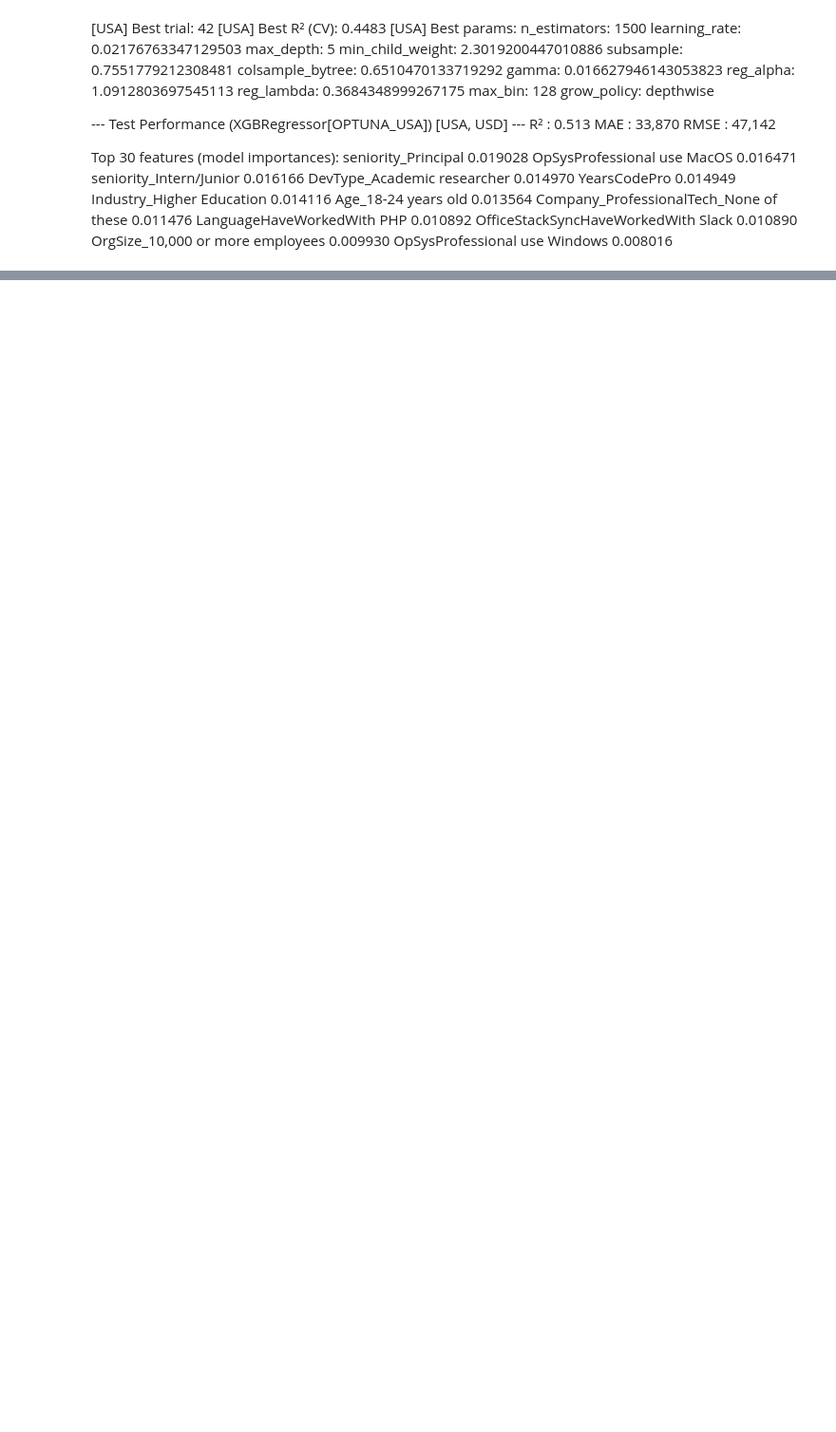
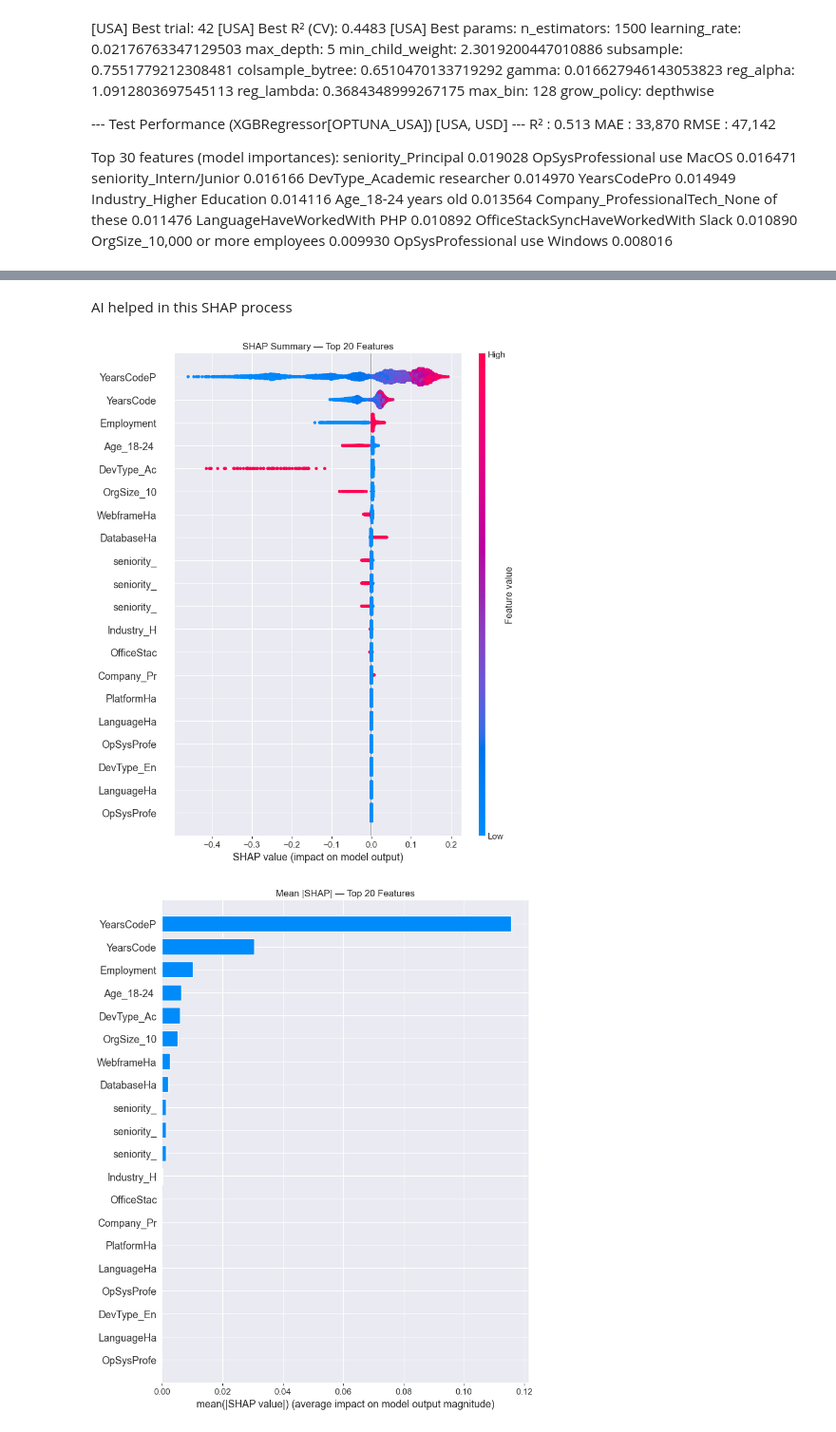
Before and after one commit to krsoy/AAU_Projects, a Jupyter notebook: m1_exam_oral.ipynb, the cells around one changed output, grey strips where cells are left out. Shown at 95% size. Cells and saved outputs as stored; diff of their text form; code cells hidden in the pictures; blank space fills up the shorter version.

```diff
--- a/m1_exam_oral.ipynb
+++ b/m1_exam_oral.ipynb
@@ -1632,0 +1642,63 @@ importance_df.head(30)
+# %% [markdown]
+AI helped in this SHAP process
+# %%
+# --- unwrap trained regressor ---
+pre = final_pipeline.named_steps["preprocessor"]
+model_step = final_pipeline.named_steps["model"]
+reg = getattr(model_step, "regressor_", model_step)   # unwrap TTR if present
+
+# --- transformed design matrix (full width) ---
+X_trans = pre.transform(X)
+try:                      # handle sparse
+    import scipy.sparse as sp
+    if sp.issparse(X_trans):
+        X_trans = X_trans.toarray()
+except Exception:
+    pass
+
+# --- feature names (post-encoding) ---
+num_cols = pre.transformers_[0][2]
+cat_cols = pre.transformers_[1][2]
+ohe = pre.named_transformers_["cat"]
+try:
+    cat_feature_names = ohe.get_feature_names_out(cat_cols).tolist()
+except AttributeError:
+    cat_feature_names = ohe.get_feature_names(cat_cols).tolist()
+feature_names = list(num_cols) + cat_feature_names
+# limit the future_names length
+feature_names = [x[:10] for x in feature_names]
+# --- top-20 by model importance ---
+import numpy as np, pandas as pd, shap, matplotlib.pyplot as plt
+fi = pd.DataFrame({
+    "feature": feature_names,
+    "importance": reg.feature_importances_
+}).sort_values("importance", ascending=False).reset_index(drop=True)
+top20 = fi.head(20)
+top20_idx = [feature_names.index(f) for f in top20["feature"]]
+
+# --- SHAP: explain with full feature width, plot top-20 only ---
+# Use TreeExplainer (or fallback to generic Explainer)
+try:
+    explainer = shap.TreeExplainer(reg)
+except Exception:
+    explainer = shap.Explainer(reg)
+
+sv = explainer(X_trans)   # full-width input that the model was trained on
+
+# normalize to arrays for slicing across SHAP versions
+sv_vals = sv.values if hasattr(sv, "values") else sv
+X_plot = X_trans
+
+sv_top20 = sv_vals[:, top20_idx]
+X_top20  = X_plot[:, top20_idx]
+top20_names = top20["feature"].tolist()
+
+plt.figure(figsize=(10, 6))
+shap.summary_plot(sv_top20, X_top20, feature_names=top20_names, max_display=20, show=False)
+plt.title("SHAP Summary — Top 20 Features"); plt.tight_layout(); plt.show()
+plt.figure(figsize=(10, 6))
+shap.summary_plot(sv_top20, X_top20, feature_names=top20_names, plot_type="bar", max_display=20, show=False)
+plt.title("Mean |SHAP| — Top 20 Features"); plt.tight_layout(); plt.show()
+# %% [output]
+[figure, added]
+[figure, added]
```
Also changed, not shown: parts of 15 cells of this notebook, 11 other files.
